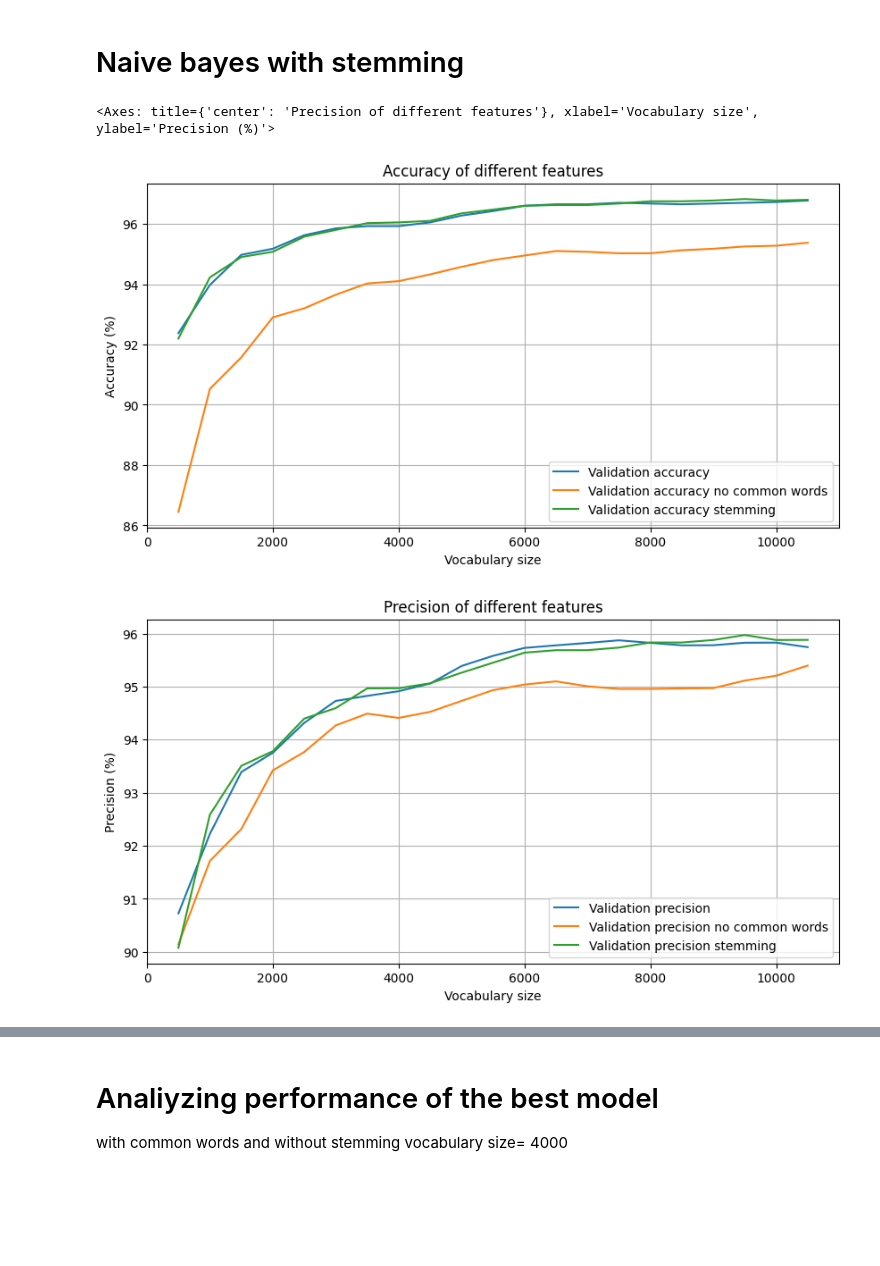
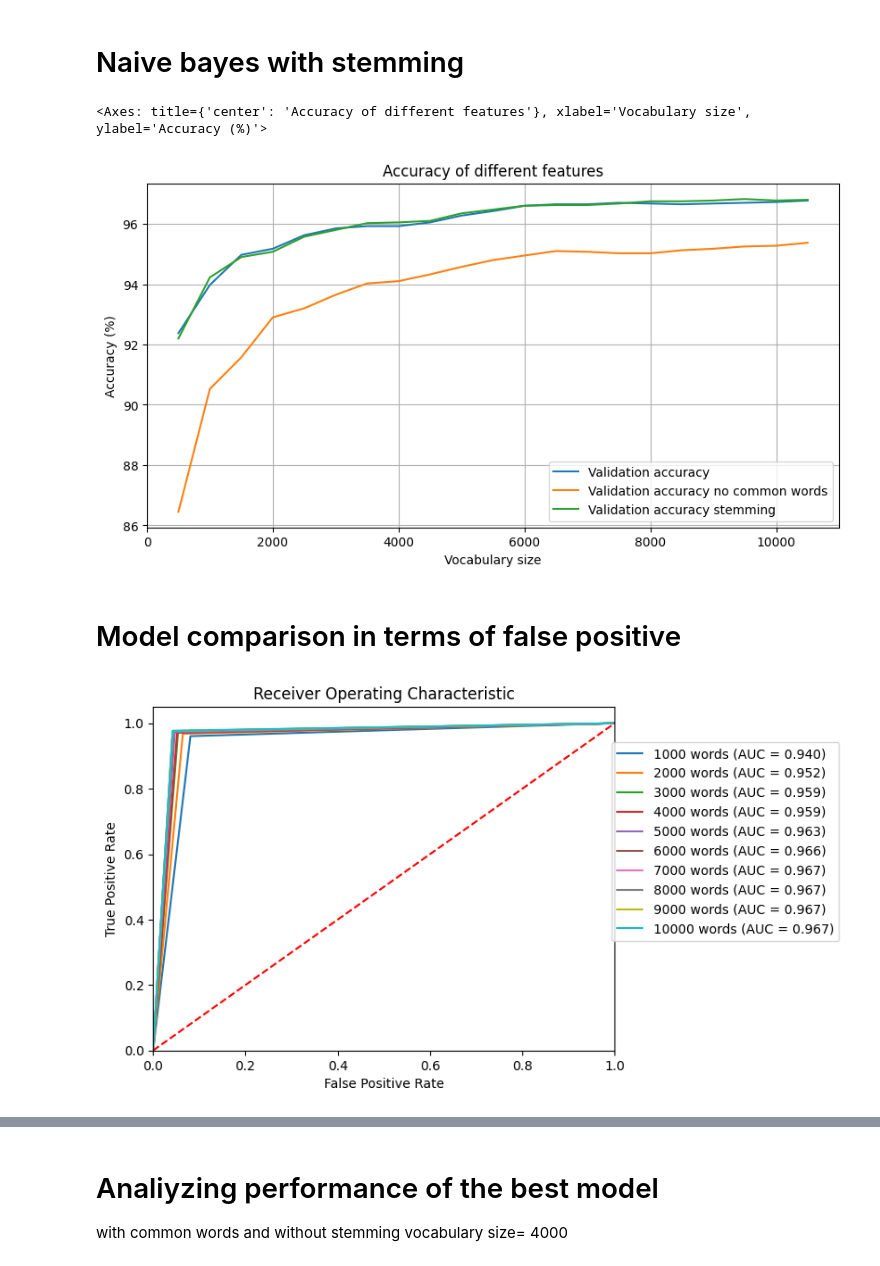
Before and after one commit to DavideLigari/clickbaits-recognition, a Jupyter notebook: code/analysis_naive_bayes.ipynb, the cells around one changed output, grey strips where cells are left out. Drawn from its saved outputs; the diff is of its cells as text; code cells hidden in the pictures; blank space fills up the shorter version.

```diff
--- a/code/analysis_naive_bayes.ipynb
+++ b/code/analysis_naive_bayes.ipynb
@@ -184,14 +184,41 @@ comparison = pd.DataFrame({'Vocabulary size': data['Vocabulary size'], 'Validati
 comparison.plot(kind='line', x='Vocabulary size', y=[
                 'Validation accuracy', 'Validation accuracy no common words', 'Validation accuracy stemming'], figsize=(10, 5), grid=True,
                 title='Accuracy of different features', ylabel='Accuracy (%)')
-
-comparison2 = pd.DataFrame({'Vocabulary size': data['Vocabulary size'], 'Validation precision': data['Validation precision'],
-                           'Validation precision no common words': data_no_common['Validation precision'],
-                            'Validation precision stemming': data_stemming['Validation precision']})
-comparison2.plot(kind='line', x='Vocabulary size', y=[
-                 'Validation precision', 'Validation precision no common words', 'Validation precision stemming'], figsize=(10, 5), grid=True,
-                 title='Precision of different features', ylabel='Precision (%)')
 # %% [output]
-<Axes: title={'center': 'Precision of different features'}, xlabel='Vocabulary size', ylabel='Precision (%)'>
+<Axes: title={'center': 'Accuracy of different features'}, xlabel='Vocabulary size', ylabel='Accuracy (%)'>
 [figure]
-[figure, removed]
+# %% [markdown]
+# Model comparison in terms of false positive
+# %%
+import build_vocabulary as bv
+import features_extraction as fe
+import pvml
+from sklearn.metrics import roc_curve,roc_auc_score
+import matplotlib.pyplot as plt
+
+for voc_dim in range(1000, 10001, 1000):
+    # Get the vocabulary and the BoW representation of the training and validation set
+    voc = bv.get_vocabulary(path='../dataset/', numWords=voc_dim, save=False)
+    X_train, Y_train = fe.get_bow_representation(voc)
+    X_valid, Y_valid = fe.get_bow_representation(voc, no_clickbait_path='../dataset/non_clickbait_validation.txt',
+                                                 clickbait_path='../dataset/clickbait_validation.txt')
+    # Train the model and get the accuracy on the training and validation set
+    probs, prior = pvml.multinomial_naive_bayes_train(X_train, Y_train)
+
+    predictions_validation, score = pvml.multinomial_naive_bayes_inference(
+        X_valid, probs, prior)
+    fpr, tpr, thresholds = roc_curve(Y_valid, predictions_validation)
+    auc = roc_auc_score(Y_valid, predictions_validation)
+    plt.plot(fpr, tpr,label=str(voc_dim)+' words (AUC = {:.3f})'.format(auc))
+
+
+plt.plot([0, 1], [0, 1], 'r--')
+plt.xlim([0.0, 1.0])
+plt.ylim([0.0, 1.05])
+plt.xlabel('False Positive Rate')
+plt.ylabel('True Positive Rate')
+plt.title('Receiver Operating Characteristic')
+plt.legend(loc='lower right', bbox_to_anchor=(1.5, 0.3))
+plt.show()
+# %% [output]
+[figure, added]
```
Also changed, not shown: parts of 3 cells of this notebook, 2 other files.
